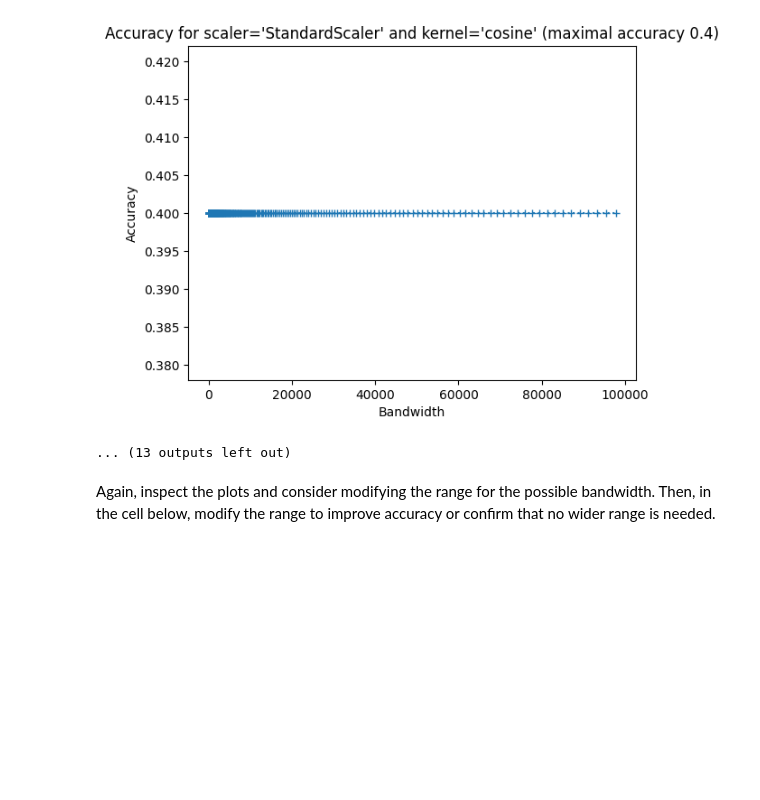
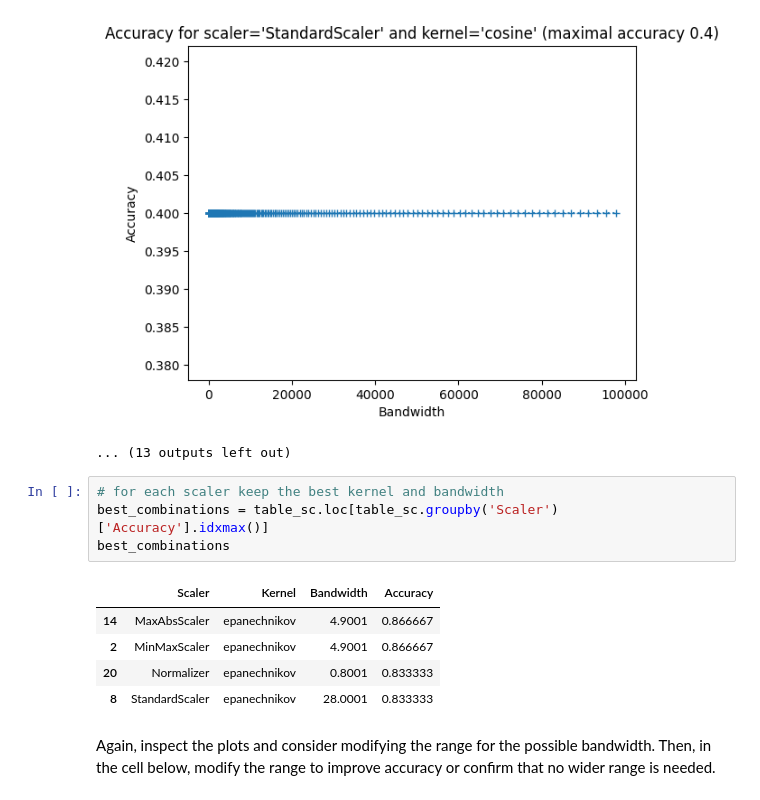
Before and after one commit to patinoboh/bioinformatika, a Jupyter notebook: task1/HWDensityBayes2026.ipynb, the cells around one changed output. Saved outputs shown, nothing was run; the diff lists cells and outputs as text; blank space fills up the shorter version.

```diff
--- a/task1/HWDensityBayes2026.ipynb
+++ b/task1/HWDensityBayes2026.ipynb
@@ -508,6 +508,16 @@ table_sc
 [figure]
 [figure]
 ... (13 outputs left out)
+# %%
+# for each scaler keep the best kernel and bandwidth
+best_combinations = table_sc.loc[table_sc.groupby('Scaler')['Accuracy'].idxmax()]
+best_combinations
+# %% [output]
+|  | Scaler | Kernel | Bandwidth | Accuracy |
+| 14 | MaxAbsScaler | epanechnikov | 4.9001 | 0.866667 |
+| 2 | MinMaxScaler | epanechnikov | 4.9001 | 0.866667 |
+| 20 | Normalizer | epanechnikov | 0.8001 | 0.833333 |
+| 8 | StandardScaler | epanechnikov | 28.0001 | 0.833333 |
 # %% [markdown]
 Again, inspect the plots and consider modifying the range for the possible bandwidth. Then, in the cell below, modify the range to improve accuracy or confirm that no wider range is needed.
 # %%
```
Also changed, not shown: parts of 4 cells of this notebook.
